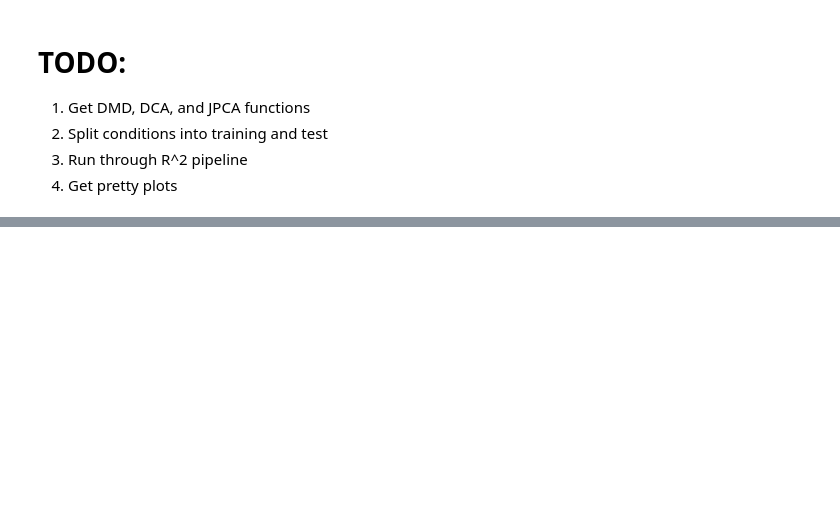
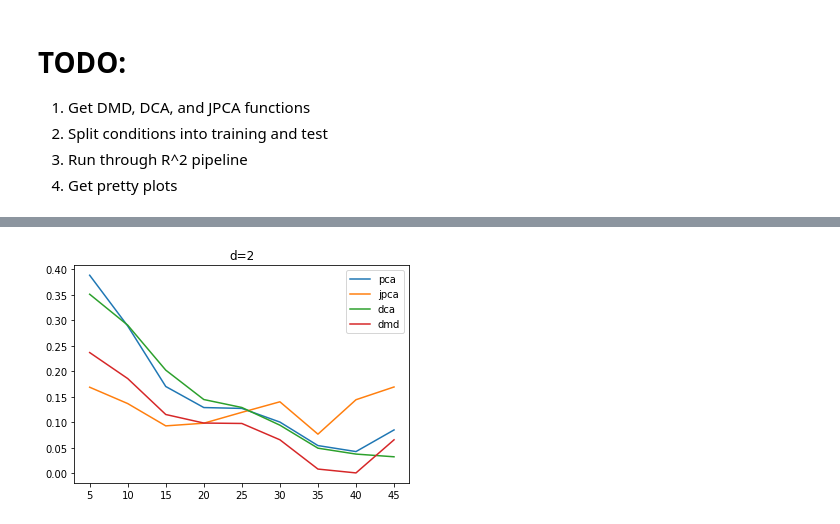
Before and after one commit to rguo123/DynamicalComponentsAnalysis, a Jupyter notebook: notebooks/Methods Comparison R2.ipynb, the cells around one changed output, grey strips where cells are left out. Cells and saved outputs as stored; diff of their text form; code cells hidden in the pictures; blank space fills up the shorter version.

Commit message:
prelim plots

```diff
--- a/notebooks/Methods Comparison R2.ipynb
+++ b/notebooks/Methods Comparison R2.ipynb
@@ -121,5 +125,4 @@ for i in range(108):
 # %%
-conditions_train = np.array(conditions_train)
-conditions_test = np.array(conditions_test)
+conditions_train, conditions_test = split_train_test(X)
 conditions_train.shape
 # %% [output]
@@ -157,0 +188,18 @@ ValueError: Found array with dim 3. Estimator expected <= 2.
+# %%
+offsets = [i*5 for i in range(1, 10)]
+pca_scores = []
+jpca_scores = []
+dca_scores = []
+dmd_scores = []
+
+for offset in offsets:
+    conditions_train, conditions_test = split_train_test(X)
+    pca_score, jpca_score, dca_score, dmd_score = compare_methods_r2(conditions_train,
+                                                                     conditions_train,
+                                                                     conditions_test,
+                                                                     conditions_test,
+                                                                     offset=offset)
+    pca_scores.append(pca_score)
+    jpca_scores.append(jpca_score)
+    dca_scores.append(dca_score)
+    dmd_scores.append(dmd_score)
@@ -157,0 +216,10 @@ ValueError: Found array with dim 3. Estimator expected <= 2.
+# %%
+plt.plot(offsets, pca_scores, label="pca")
+plt.plot(offsets, jpca_scores, label="jpca")
+plt.plot(offsets, dca_scores, label="dca")
+plt.plot(offsets, dmd_scores, label="dmd")
+plt.title("d=2")
+plt.legend()
+plt.show()
+# %% [output]
+[figure, added]
```
Also changed, not shown: parts of 12 cells of this notebook.
